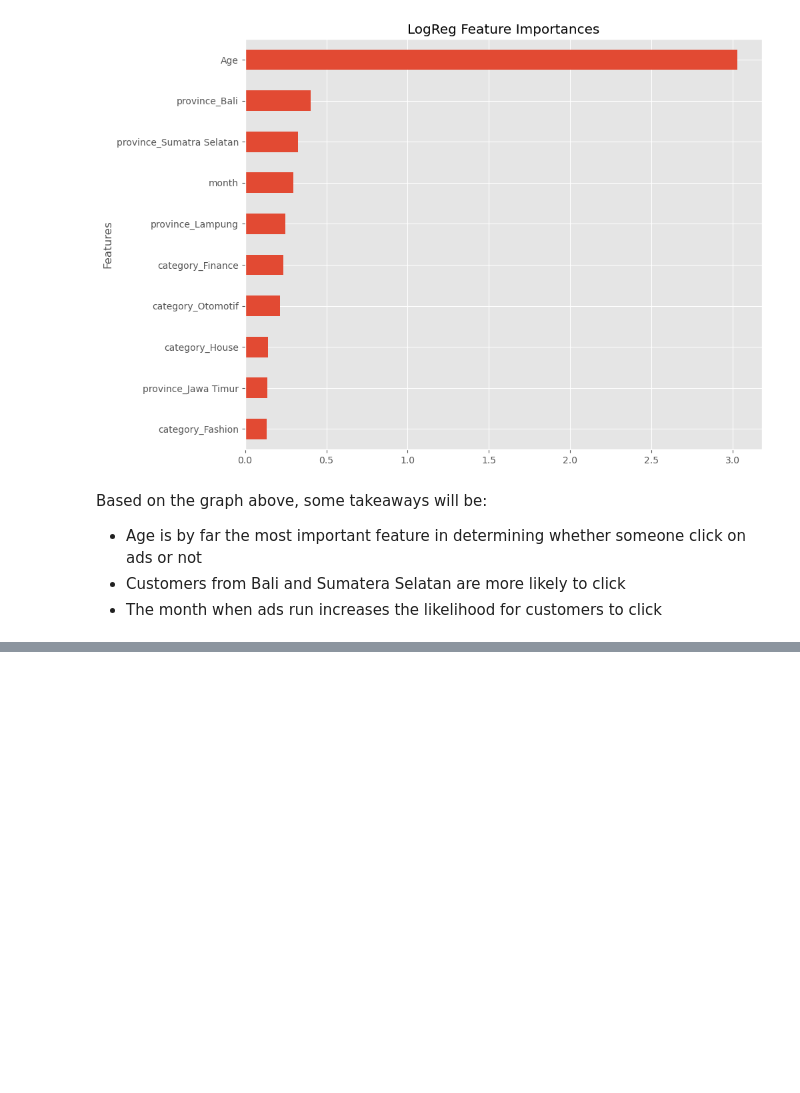
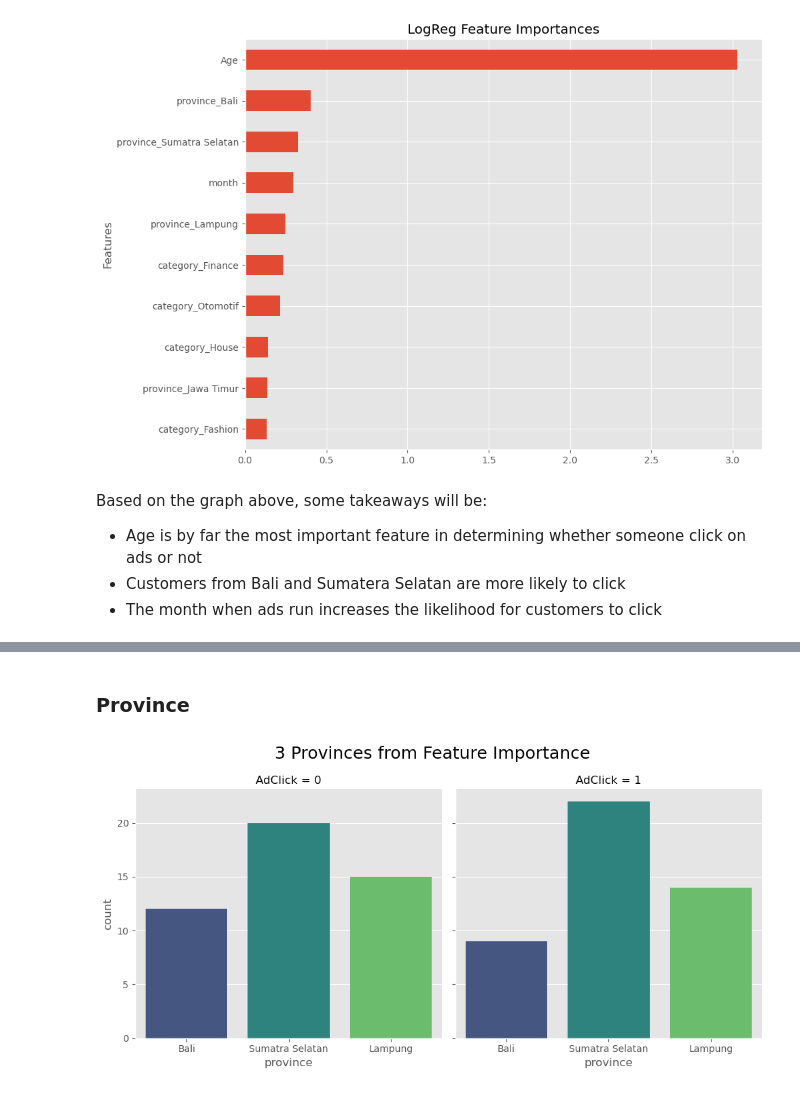
Before and after one commit to andreadeputra/MLPortfolio, a Jupyter notebook: Courses/RakaminMiniProject/4. Predict Customer Clicked Ads Classification by Using Machine Learning/Predict Customer Clicked Ads Classification by Using Machine Learning.ipynb, the cells around one changed output, grey strips where cells are left out. Cells and saved outputs as stored; diff of their text form; code cells hidden in the pictures; blank space fills up the shorter version.

```diff
--- a/Courses/RakaminMiniProject/4. Predict Customer Clicked Ads Classification by Using Machine Learning/Predict Customer Clicked Ads Classification by Using Machine Learning.ipynb
+++ b/Courses/RakaminMiniProject/4. Predict Customer Clicked Ads Classification by Using Machine Learning/Predict Customer Clicked Ads Classification by Using Machine Learning.ipynb
@@ -666,0 +687,11 @@ Based on the graph above, some takeaways will be:
+# %% [markdown]
+### Province
+# %%
+ft_imp_provinces = ['Bali', 'Sumatra Selatan', 'Lampung']
+
+g = sns.FacetGrid(df[df['province'].isin(ft_imp_provinces)], col='AdClick', height=5)
+plt.suptitle('3 Provinces from Feature Importance')
+g.map(sns.countplot, 'province', order=ft_imp_provinces, palette='viridis')
+plt.show()
+# %% [output]
+[figure, added]
```
Also changed, not shown: parts of 9 cells of this notebook, 1 other file.
